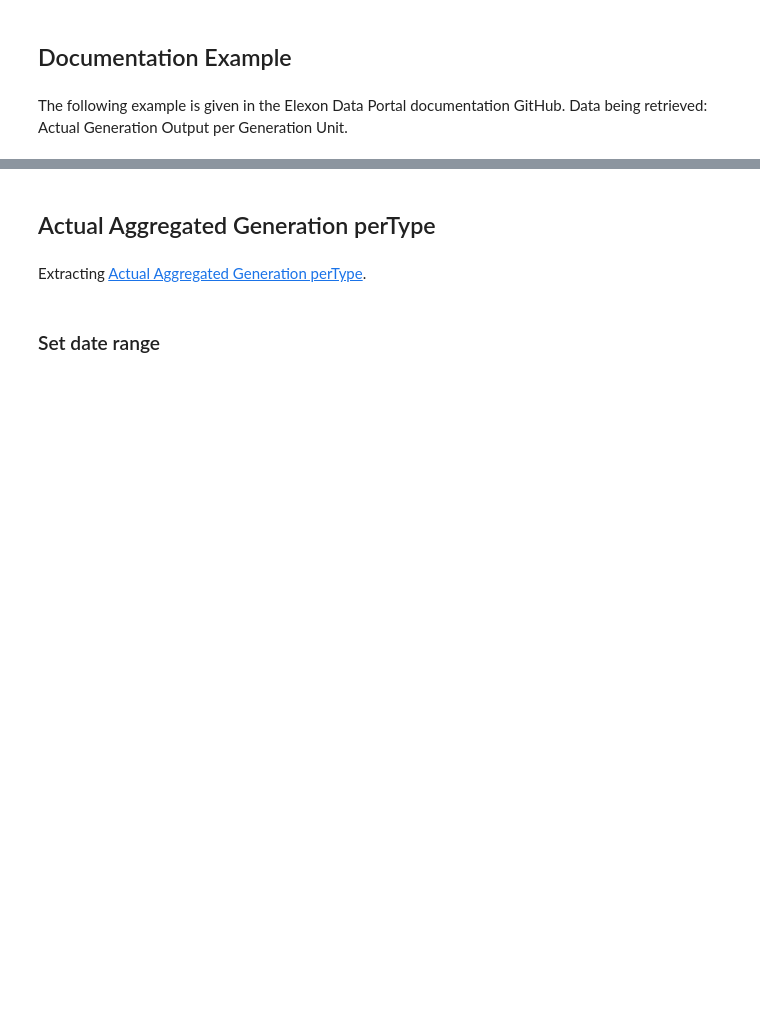
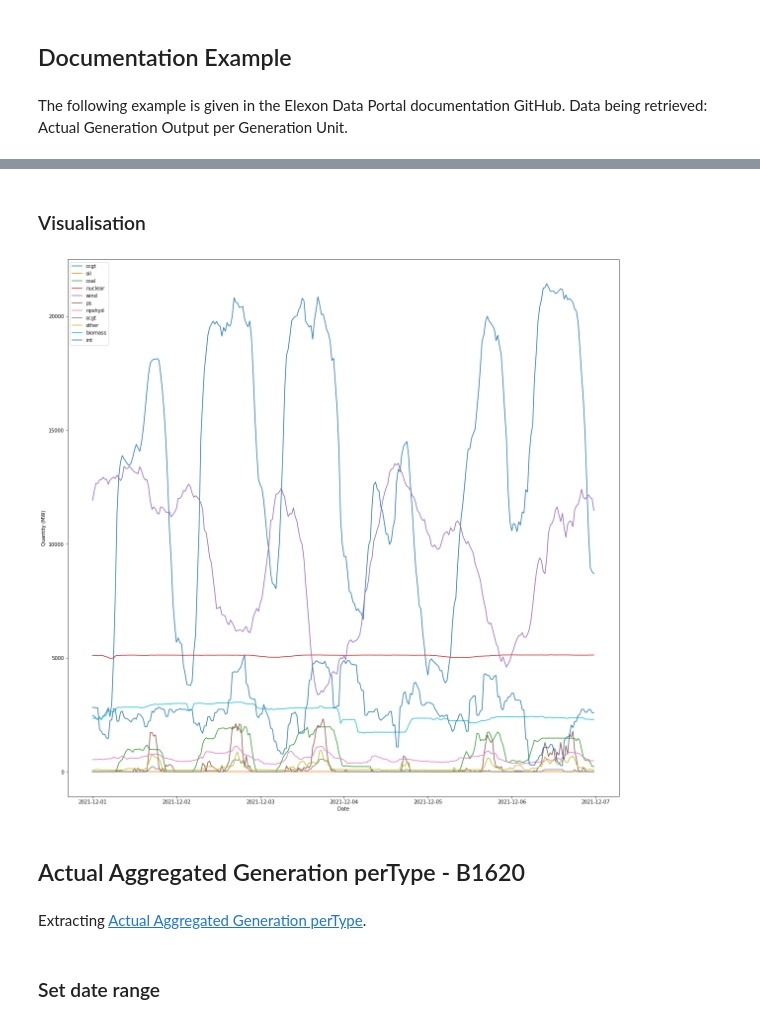
Before and after one commit to Cam-MLPW-MLMI-21-22/elexon-data-portal, a Jupyter notebook: elexon.ipynb, the cells around one changed output, grey strips where cells are left out. Cells and saved outputs as stored; diff of their text form; code cells hidden in the pictures; blank space fills up the shorter version.

```diff
--- a/elexon.ipynb
+++ b/elexon.ipynb
@@ -46,0 +140,21 @@ df_B1610.head(3)
+# %%
+FUELHH_num_cols =  ['ccgt', 'oil', 'coal', 'nuclear', 'wind', 'ps', 'npshyd', 'ocgt', 'other', 'intfr', 'intirl', 'intned', 'intew', 'biomass', 'intnem', 'intelec', 'intifa2', 'intnsl']
+FUELHH_inter_cols = ['intfr', 'intirl', 'intned', 'intew', 'intnem', 'intelec', 'intifa2', 'intnsl']
+
+def process_fuelhh_data(df):
+    df = df.copy()
+
+    df[FUELHH_num_cols] = df[FUELHH_num_cols].astype(int)
+    df['total'] = df[FUELHH_num_cols].sum(axis=1)
+    df['int'] = df[FUELHH_inter_cols].sum(axis=1)
+
+    df["local_datetime"] = pd.to_datetime(df["local_datetime"])
+    df["startTimeOfHalfHrPeriod"] = pd.to_datetime(df["startTimeOfHalfHrPeriod"])
+    df.set_index("local_datetime", inplace=True)
+
+    df['periodSinceRef'] = df.index.to_series().apply(getPeriodSinceRef)
+    df['periodOfDay'] = df.index.to_series().apply(getPeriodOfDay)
+
+    return df
+# %%
+df_FUELHH = process_fuelhh_data(df_FUELHH)
@@ -47,5 +174,20 @@ df_B1610.head(3)
+# %% [markdown]
+### Visualisation
+# %%
+fig, ax = plt.subplots(1, 1, figsize=(20,20))
+
+FUELHH_plot_cols = ['ccgt', 'oil', 'coal', 'nuclear', 'wind', 'ps', 'npshyd', 'ocgt', 'other', 'biomass', 'int']
+
+ax.plot(df_FUELHH[FUELHH_plot_cols], label=FUELHH_plot_cols)
+
+ax.set_xlabel('Date')
+ax.set_ylabel('Quantity (MW)')
+ax.legend()
+fig.savefig('elexon_fuel_hh.jpeg', pad_inches=0.2, bbox_inches='tight')
+# %% [output]
+[figure, added]
 # %% [markdown]
-## Actual Aggregated Generation perType
+## Actual Aggregated Generation perType - B1620
 # %% [markdown]
 Extracting [Actual Aggregated Generation perType](https://www.bmreports.com/bmrs/?q=actgenration/actualaggregated).
 # %% [markdown]
```
Also changed, not shown: parts of 130 cells of this notebook, 1 other file.
